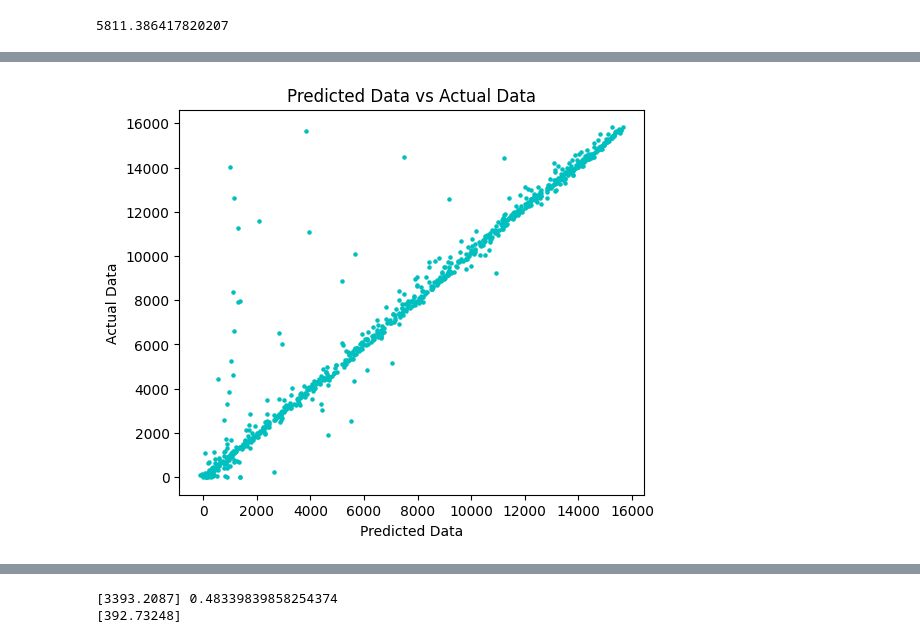
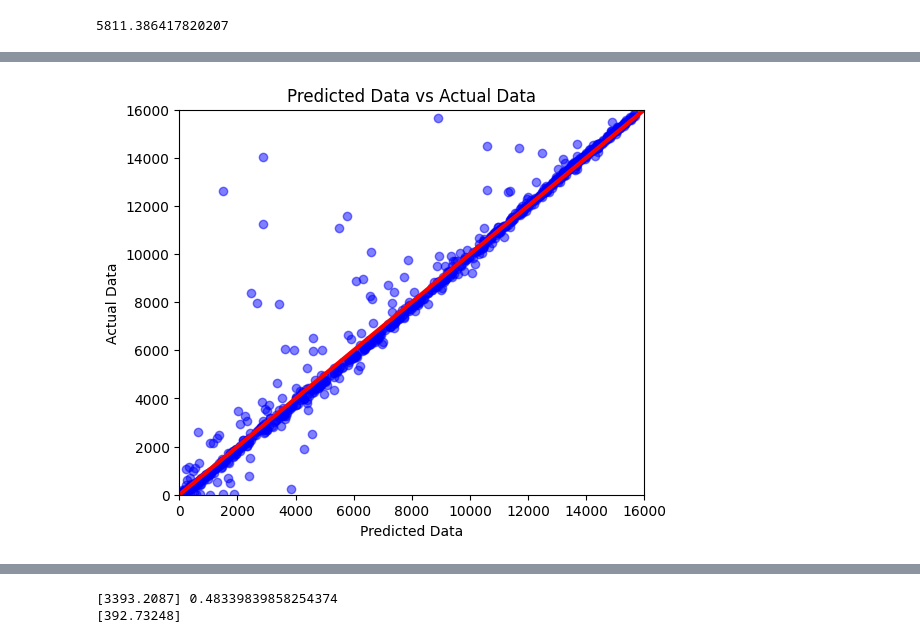
Before and after one commit to Hritik003/Optimization-of-OWC-using-ML-models, a Jupyter notebook: DNN.ipynb, the cells around one changed output, grey strips where cells are left out. Saved outputs shown, nothing was run; the diff lists cells and outputs as text; code cells hidden in the pictures.

```diff
--- a/DNN.ipynb
+++ b/DNN.ipynb
@@ -194,14 +207,19 @@ Root Mean Squared Error (RMSE): 728.7316560759797
 # %%
 y_pred_2= model.predict(X_train)
-# # y_train = y_train.to_numpy()
-# # Assuming y_pred and y_test are arrays or lists containing predicted and actual values respectively
-# # Calculate MAE
-# mae = mean_absolute_error(y_train, y_pred_2)
-# print(mae*(y_max-y_min))
+y_train = y_train.to_numpy()
+# Assuming y_pred and y_test are arrays or lists containing predicted and actual values respectively
+# Calculate MAE
 
-# mape = mean_absolute_percentage_error(y_train, y_pred_2)
-# print("Mean Absolute Percentage Error (MAPE):", mape) # 2.743%
-# rmse = np.sqrt(mean_squared_error(y_train, y_pred_2))
+y_train = y_train*stds[3]+means[3]
+y_pred_2 = y_pred_2*stds[3]+means[3]
 
-# print("Root Mean Squared Error (RMSE):", rmse*(y_max-y_min))
+
+mae = mean_absolute_error(y_train, y_pred_2)
+print(mae)
+
+mape = mean_absolute_percentage_error(y_train, y_pred_2)
+print("Mean Absolute Percentage Error (MAPE):", mape) # 2.743%
+rmse = np.sqrt(mean_squared_error(y_train, y_pred_2))
+
+print("Root Mean Squared Error (RMSE):", rmse)
 # %% [output]
@@ -263,12 +282,18 @@ plt.show()
-# %%
-plt.figure(figsize=(6, 5))
-for i in range(y_test.shape[0]):
-  plt.scatter(y_pred[i]*(y_max-y_min),y_test[i]*(y_max-y_min),color='c',s=5)
-# plt.plot(train_mae, label='Training MAE')
-# plt.plot(val_mae, label='Validation MAE')
-plt.title('Predicted Data vs Actual Data')
-plt.xlabel('Predicted Data')
-plt.ylabel('Actual Data')
-plt.show()
-# %% [output]
-[figure, removed]
+# %%
+temp = y_test.reshape(-1,1)
+temp2 = y_train.reshape(-1,1)
+# print(y_pred.shape,y_test)
+plt.figure(figsize=(6,5))
+plt.scatter(y_pred, temp, color='blue', alpha=0.5)
+
+# Plotting the line y=x
+plt.plot([0, 16000], [0, 16000], color='red',linewidth=3)
+
+plt.title('Predicted Data vs Actual Data')
+plt.xlabel('Predicted Data')
+plt.ylabel('Actual Data')
+plt.xlim(0, 16000)  # Setting x-axis limit
+plt.ylim(0, 16000)  # Setting y-axis limit
+plt.show()
+# %% [output]
+[figure, added]
```
Also changed, not shown: parts of 20 cells of this notebook.
